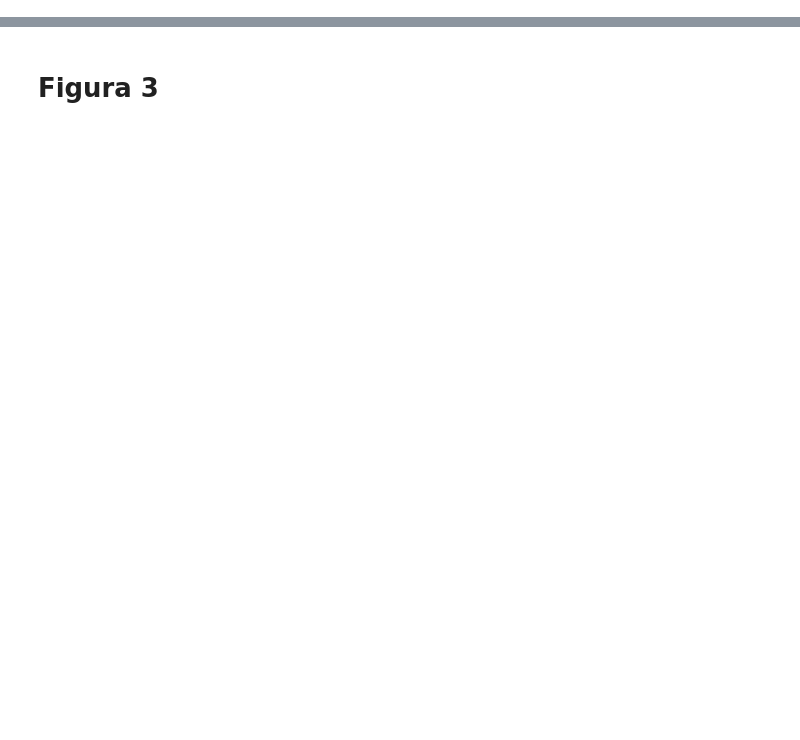
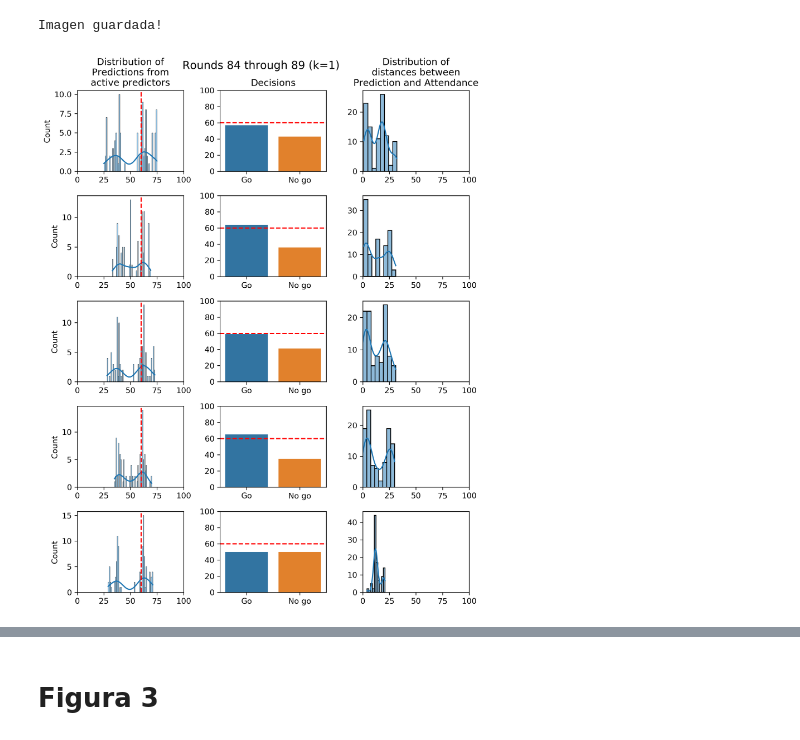
Before and after one commit to EAndrade-Lotero/ElFarolArthur, a Jupyter notebook: Figuras.ipynb, the cells around one changed output, grey strips where cells are left out. Cells and saved outputs as stored; diff of their text form; code cells hidden in the pictures; blank space fills up the shorter version.

```diff
--- a/Figuras.ipynb
+++ b/Figuras.ipynb
@@ -71,0 +106,5 @@ Imagen guardada!
+# %%
+figuras2y3(k=1, to_file=True, nombre=2)
+# %% [output]
+Imagen guardada!
+[figure, added]
```
Also changed, not shown: parts of 50 cells of this notebook, 16 other files.
